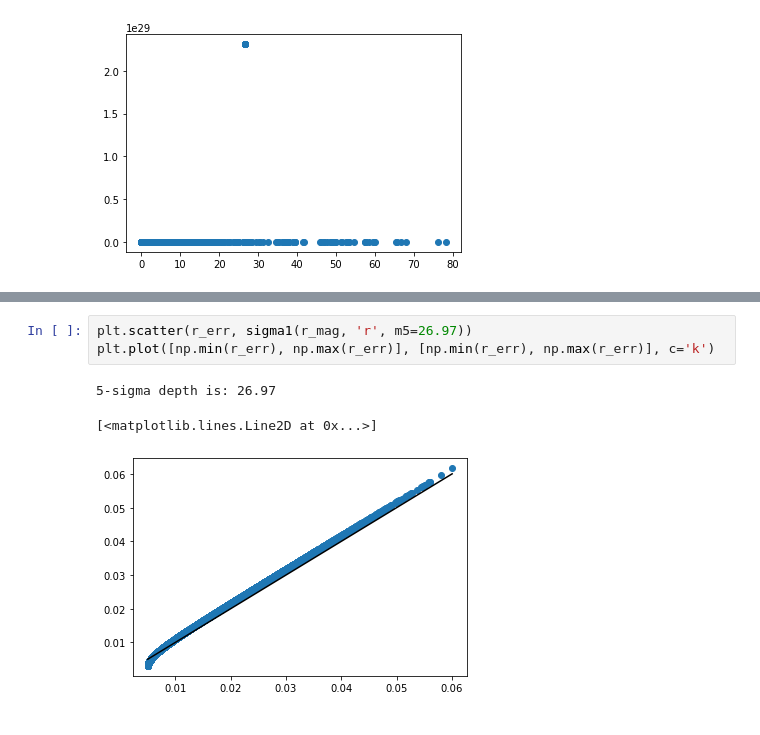
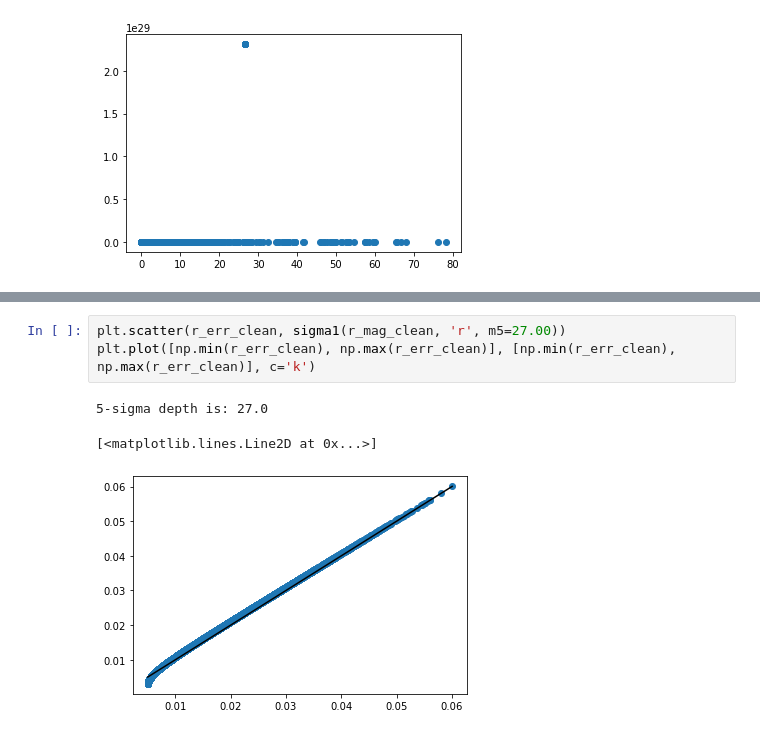
Before and after one commit to sylvielsstfr/Intern2022_PhotoZ, a Jupyter notebook: malmquist_bias.ipynb, the cells around one changed output, grey strips where cells are left out. Cells and saved outputs as stored; diff of their text form.

```diff
--- a/malmquist_bias.ipynb
+++ b/malmquist_bias.ipynb
@@ -166,10 +166,10 @@ plt.plot([np.min(r_err), np.max(r_err)], [np.min(r_err), np.max(r_err)], c='k')
 [<matplotlib.lines.Line2D at 0x...>]
 [figure]
 # %%
-plt.scatter(r_err, sigma1(r_mag, 'r', m5=26.97))
-plt.plot([np.min(r_err), np.max(r_err)], [np.min(r_err), np.max(r_err)], c='k')
+plt.scatter(r_err_clean, sigma1(r_mag_clean, 'r', m5=27.00))
+plt.plot([np.min(r_err_clean), np.max(r_err_clean)], [np.min(r_err_clean), np.max(r_err_clean)], c='k')
 # %% [output]
-5-sigma depth is: 26.97
+5-sigma depth is: 27.0
 [<matplotlib.lines.Line2D at 0x...>]
-[figure, old version]
+[figure, new version]
 # %%
```
Also changed, not shown: parts of 24 cells of this notebook, 1 other file.
